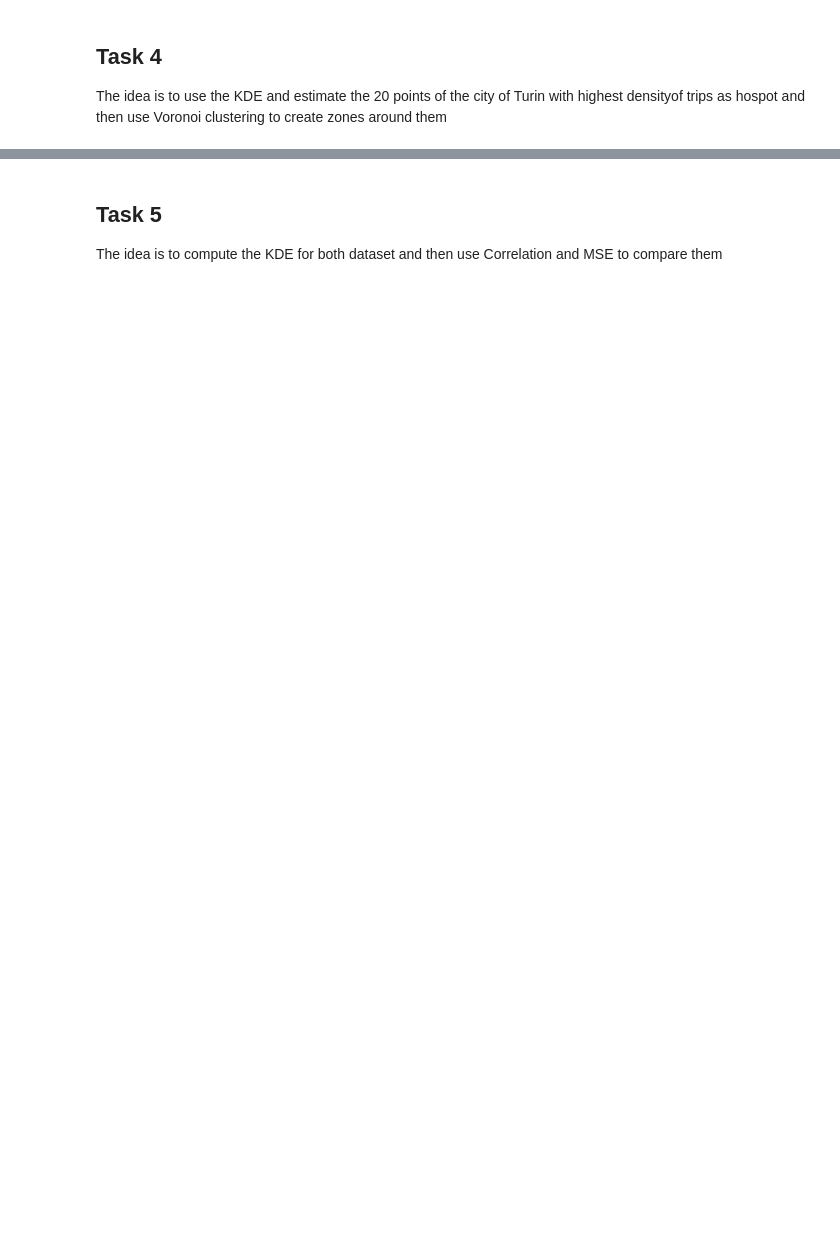
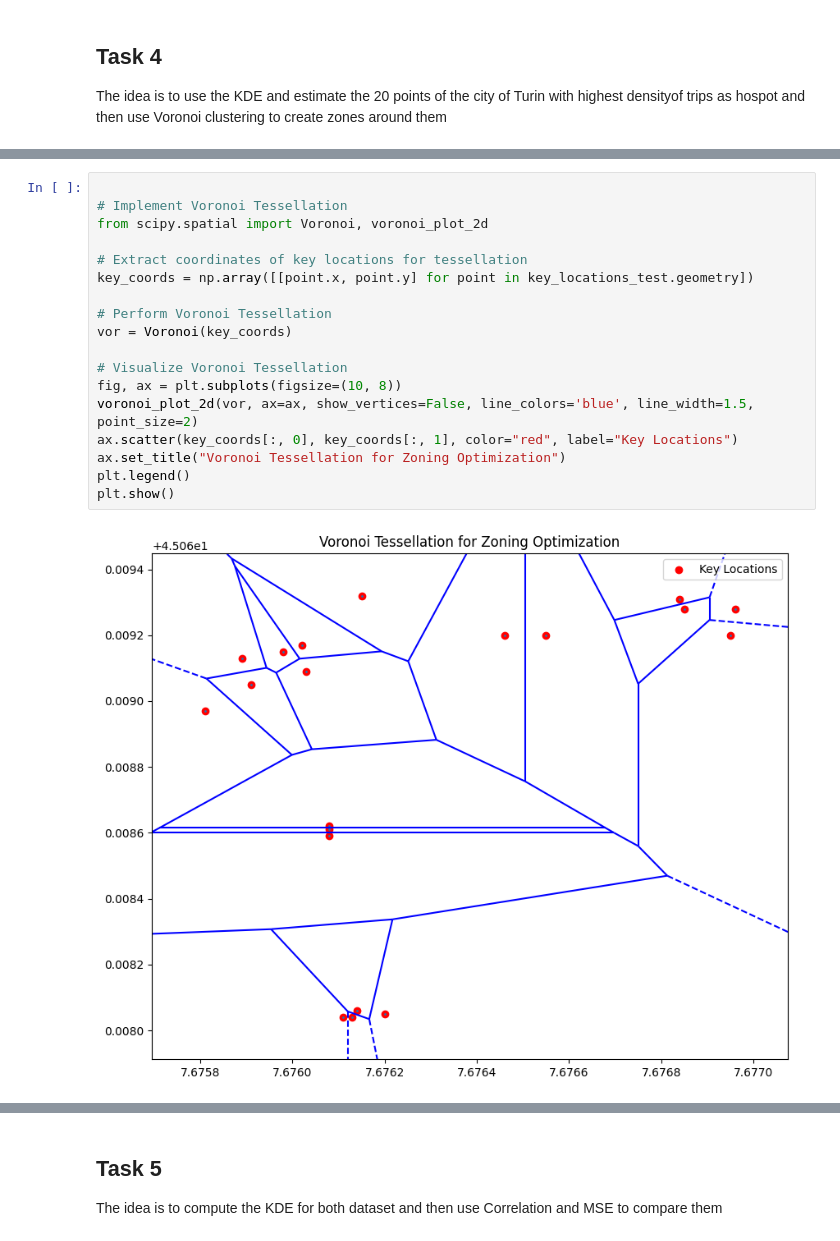
Before and after one commit to Mattiane/ICTforSmartMobilty_project, a Jupyter notebook: Lab2/ICT4SM_lab2-main/lab2.ipynb, the cells around one changed output, grey strips where cells are left out. Saved outputs shown, nothing was run; the diff lists cells and outputs as text; blank space fills up the shorter version.

```diff
--- a/Lab2/ICT4SM_lab2-main/lab2.ipynb
+++ b/Lab2/ICT4SM_lab2-main/lab2.ipynb
@@ -1055 +929,21 @@ plt.show()
+# %%
+
+# Implement Voronoi Tessellation
+from scipy.spatial import Voronoi, voronoi_plot_2d
+
+# Extract coordinates of key locations for tessellation
+key_coords = np.array([[point.x, point.y] for point in key_locations_test.geometry])
+
+# Perform Voronoi Tessellation
+vor = Voronoi(key_coords)
+
+# Visualize Voronoi Tessellation
+fig, ax = plt.subplots(figsize=(10, 8))
+voronoi_plot_2d(vor, ax=ax, show_vertices=False, line_colors='blue', line_width=1.5, point_size=2)
+ax.scatter(key_coords[:, 0], key_coords[:, 1], color="red", label="Key Locations")
+ax.set_title("Voronoi Tessellation for Zoning Optimization")
+plt.legend()
+plt.show()
+# %% [output]
+[figure, added]
 # %%
```
Also changed, not shown: parts of 27 cells of this notebook.
